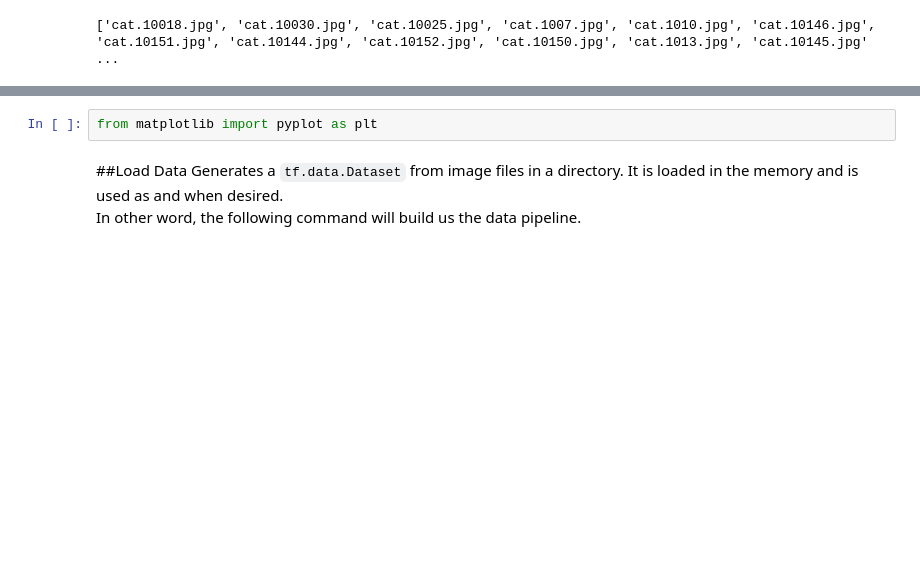
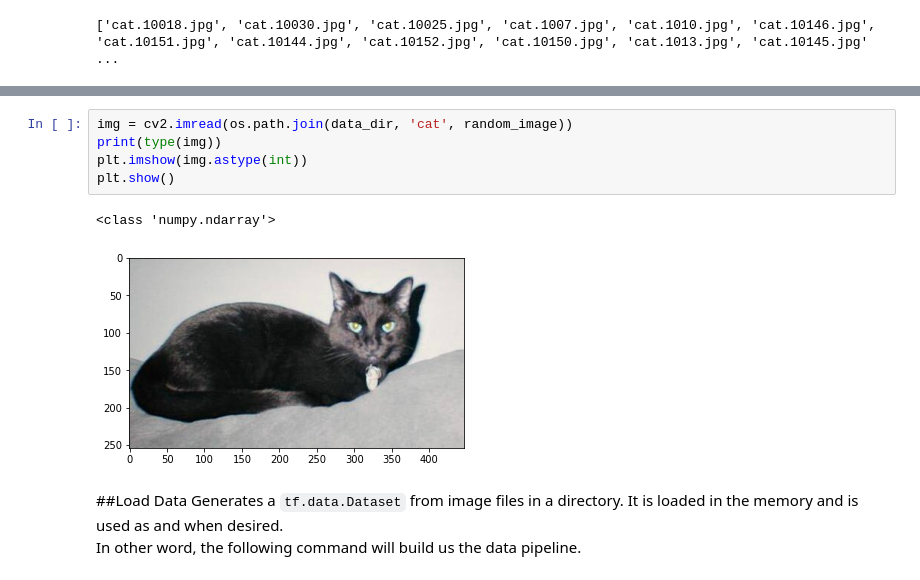
Before and after one commit to vkjadon/tf-CNN, a Jupyter notebook: tf203-dogsvscats.ipynb, the cells around one changed output, grey strips where cells are left out. Saved outputs shown, nothing was run; the diff lists cells and outputs as text; blank space fills up the shorter version.

```diff
--- a/tf203-dogsvscats.ipynb
+++ b/tf203-dogsvscats.ipynb
@@ -68,6 +71,12 @@ cat.8235.jpg
 <class 'str'>
-# %%
-from matplotlib import pyplot as plt
+# %%
+img = cv2.imread(os.path.join(data_dir, 'cat', random_image))
+print(type(img))
+plt.imshow(img.astype(int))
+plt.show()
+# %% [output]
+<class 'numpy.ndarray'>
+[figure, added]
 # %% [markdown]
 ##Load Data
 Generates a `tf.data.Dataset` from image files in a directory. It is loaded in the memory and is used as and when desired.
```
Also changed, not shown: parts of 35 cells of this notebook.
